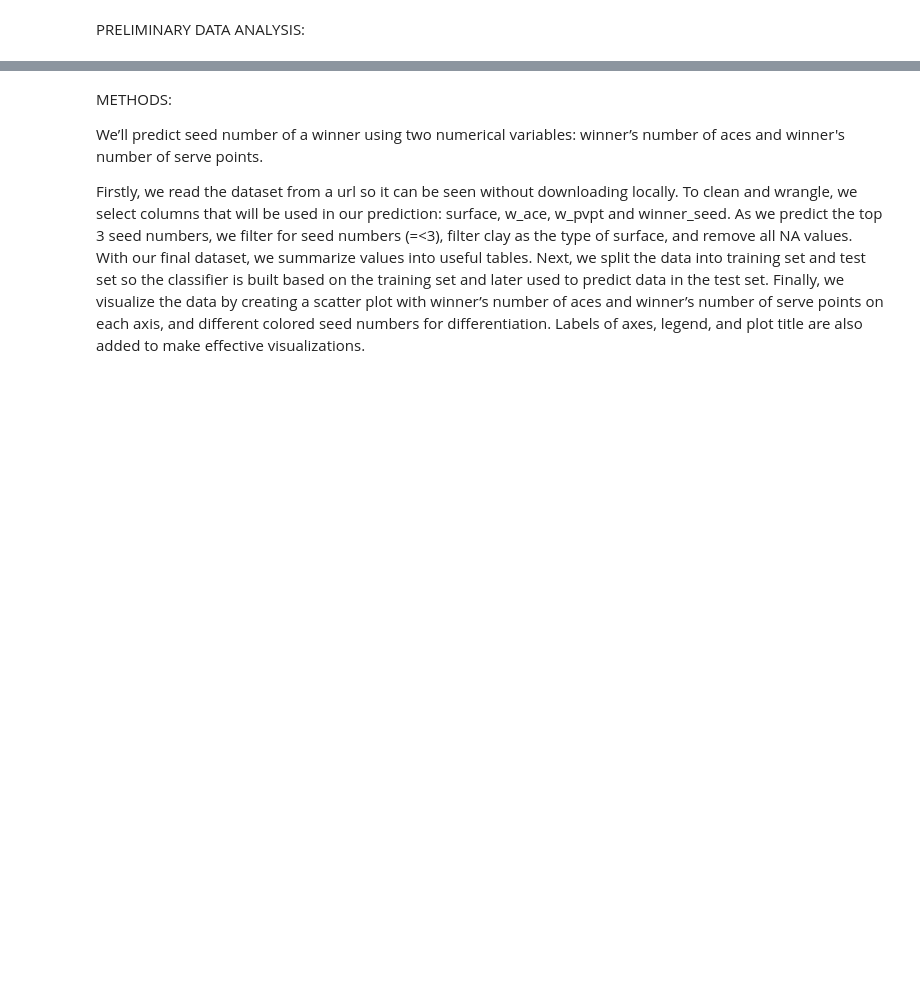
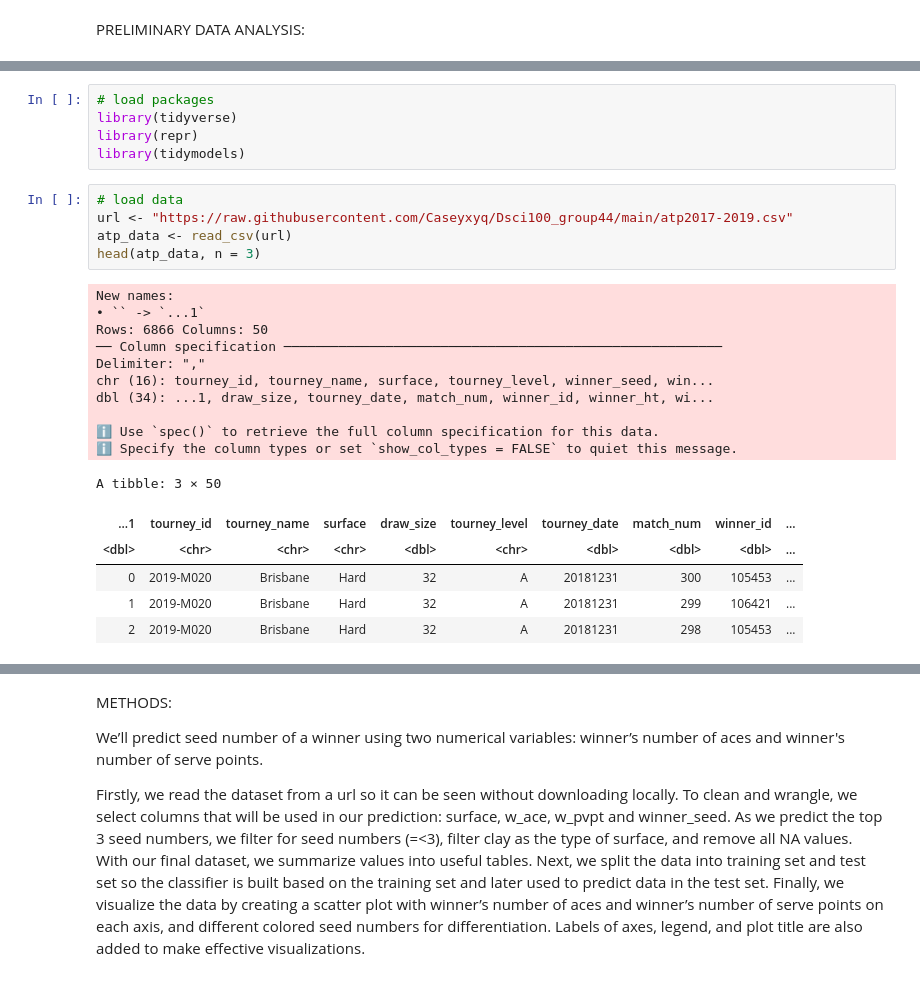
Before and after one commit to Caseyxyq/Dsci100_group44, a Jupyter notebook: group proposal-2.ipynb, the cells around one changed output, grey strips where cells are left out. Cells and saved outputs as stored; diff of their text form; blank space fills up the shorter version.

```diff
--- a/group proposal-2.ipynb
+++ b/group proposal-2.ipynb
@@ -156,0 +23,27 @@ A tibble: 1 × 2
+# %%
+# load packages
+library(tidyverse)
+library(repr)
+library(tidymodels)
+# %%
+# load data
+url <- "https://raw.githubusercontent.com/Caseyxyq/Dsci100_group44/main/atp2017-2019.csv"
+atp_data <- read_csv(url)
+head(atp_data, n = 3)
+# %% [output]
+New names:
+• `` -> `...1`
+Rows: 6866 Columns: 50
+── Column specification ────────────────────────────────────────────────────────
+Delimiter: ","
+chr (16): tourney_id, tourney_name, surface, tourney_level, winner_seed, win...
+dbl (34): ...1, draw_size, tourney_date, match_num, winner_id, winner_ht, wi...
+
+ℹ Use `spec()` to retrieve the full column specification for this data.
+ℹ Specify the column types or set `show_col_types = FALSE` to quiet this message.
+A tibble: 3 × 50
+| ...1 | tourney_id | tourney_name | surface | draw_size | tourney_level | tourney_date | match_num | winner_id | ... |
+| <dbl> | <chr> | <chr> | <chr> | <dbl> | <chr> | <dbl> | <dbl> | <dbl> | ... |
+| 0 | 2019-M020 | Brisbane | Hard | 32 | A | 20181231 | 300 | 105453 | ... |
+| 1 | 2019-M020 | Brisbane | Hard | 32 | A | 20181231 | 299 | 106421 | ... |
+| 2 | 2019-M020 | Brisbane | Hard | 32 | A | 20181231 | 298 | 105453 | ... |
```
Also changed, not shown: parts of 17 cells of this notebook.
